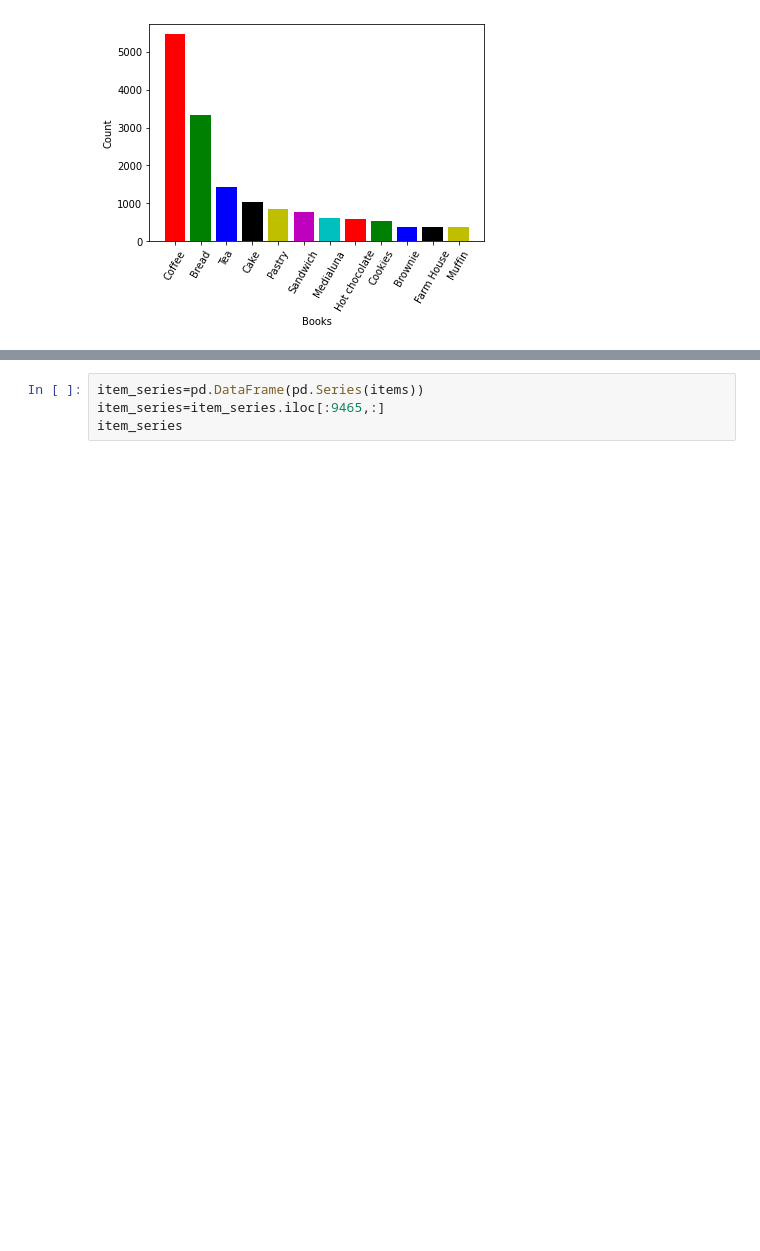
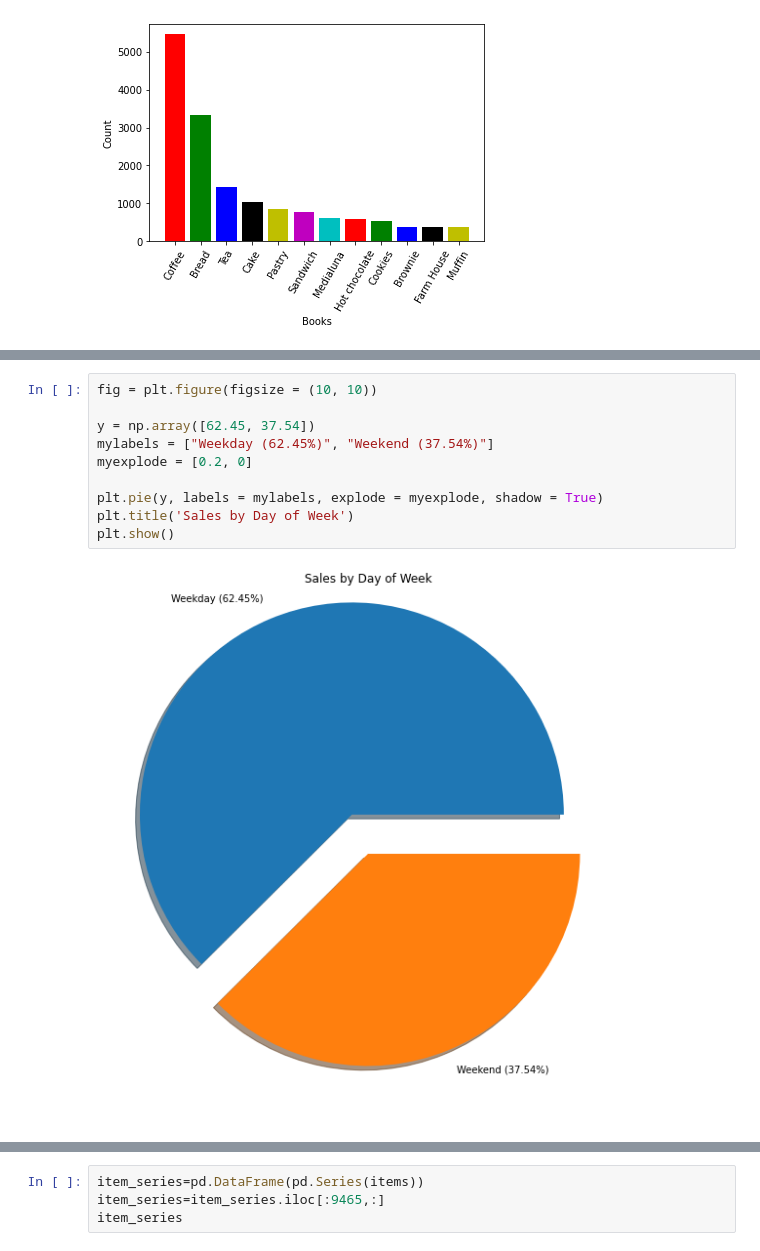
Before and after one commit to Blutronics/BakeryAssociationRule, a Jupyter notebook: bakery.ipynb, the cells around one changed output, grey strips where cells are left out. Saved outputs shown, nothing was run; the diff lists cells and outputs as text; blank space fills up the shorter version.

```diff
--- a/bakery.ipynb
+++ b/bakery.ipynb
@@ -97,0 +207,12 @@ plt.show()
+# %%
+fig = plt.figure(figsize = (10, 10))
+
+y = np.array([62.45, 37.54])
+mylabels = ["Weekday (62.45%)", "Weekend (37.54%)"]
+myexplode = [0.2, 0]
+
+plt.pie(y, labels = mylabels, explode = myexplode, shadow = True)
+plt.title('Sales by Day of Week')
+plt.show()
+# %% [output]
+[figure, added]
```
Also changed, not shown: parts of 53 cells of this notebook.
